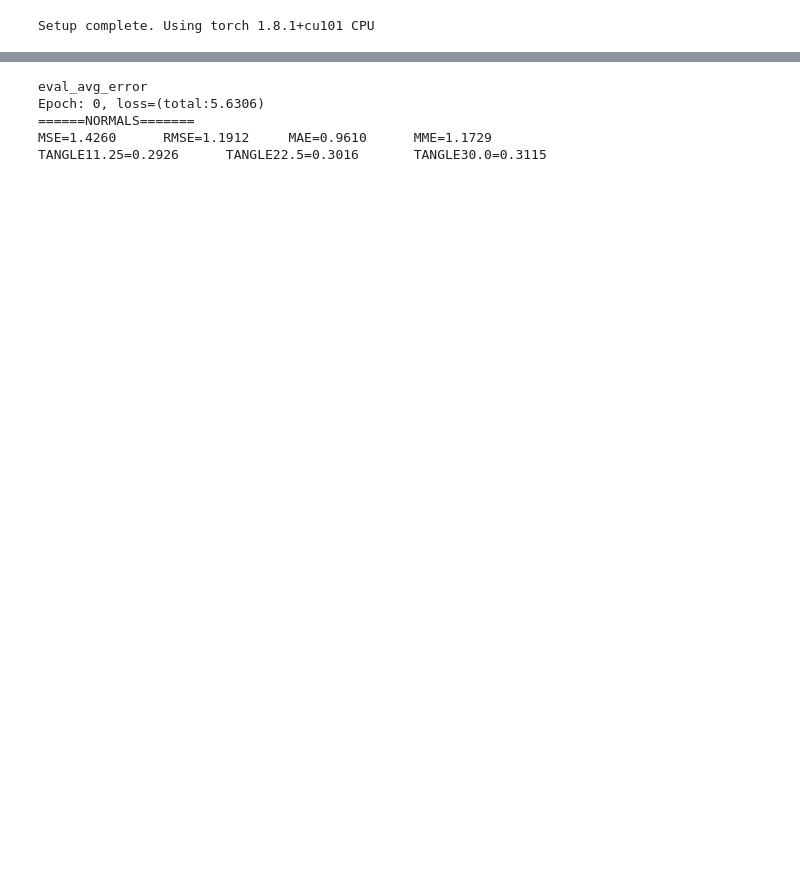
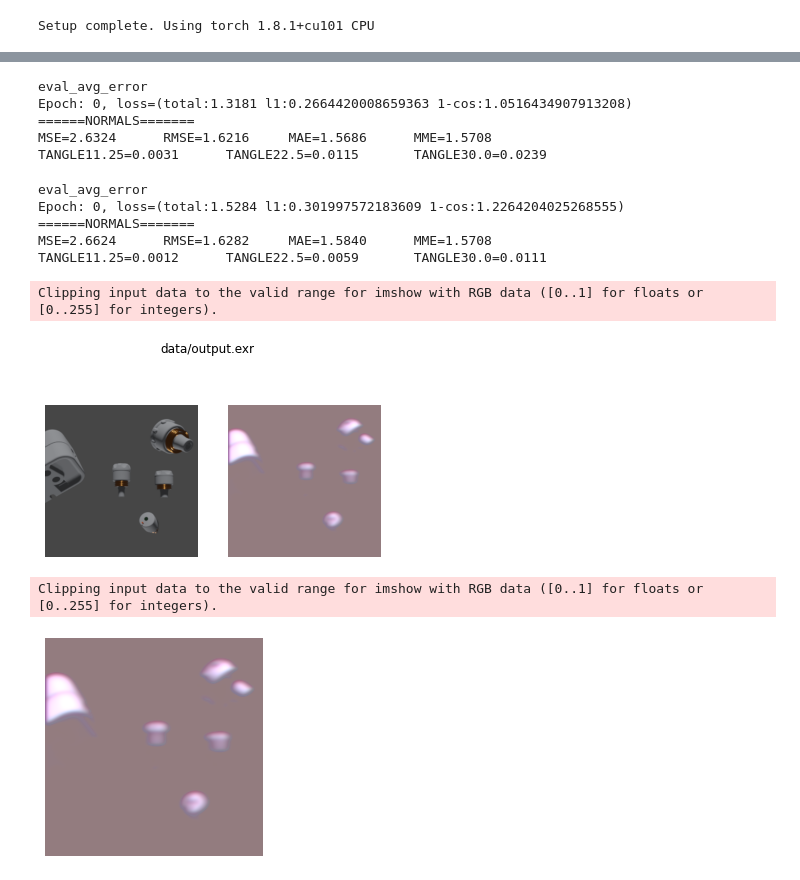
Before and after one commit to alexjercan/normals-estimation, a Jupyter notebook: tutorial.ipynb, the cells around one changed output, grey strips where cells are left out. Cells and saved outputs as stored; diff of their text form; code cells hidden in the pictures; blank space fills up the shorter version.

```diff
--- a/tutorial.ipynb
+++ b/tutorial.ipynb
@@ -72,17 +86,17 @@ IMAGES = [{"imageL": "data/left.png", "imageR": "data/right.png", "output": "dat
 BATCH_SIZE = 8
 WORKERS = 8
 
-LEARNING_RATE = 0.001
+LEARNING_RATE = 0.1
 EPS = 0.00000001
 MOMENTUM = 0.9
 DAMPENING = 0.1
 WEIGHT_DECAY = 0.0001
 
 BETAS = [.9, .999]
-MILESTONES = [100,150]
+MILESTONES = [25, 50, 75]
 GAMMA = .5
 
-NUM_EPOCHS = 200
+NUM_EPOCHS = 100
 OUT_PATH = "./runs"
 LOAD_TRAIN_MODEL = False
 LOAD_TEST_MODEL = False
@@ -94,8 +108,6 @@ torch.backends.cudnn.benchmark = True
 train_transform = A.Compose(
     [
         M.MyRandomResizedCrop(width=IMAGE_SIZE, height=IMAGE_SIZE),
-        M.MyHorizontalFlip(p=0.5),
-        M.MyVerticalFlip(p=0.1),
         A.OneOf([
             A.MotionBlur(p=0.2),
             A.MedianBlur(blur_limit=3, p=0.1),
@@ -111,12 +123,11 @@ train_transform = A.Compose(
             A.IAAEmboss(),
             A.RandomBrightnessContrast(),
         ], p=0.3),
+        A.Normalize(),
         M.MyToTensorV2(),
     ],
     additional_targets={
         'right_img': 'image',
-        'left_depth': 'depth',
-        'right_depth': 'depth',
         'left_normal': 'normal',
         'right_normal': 'normal',
     }
@@ -124,12 +135,11 @@ train_transform = A.Compose(
 
 test_transform = A.Compose(
     [
+        A.Normalize(),
         M.MyToTensorV2(),
     ],
     additional_targets={
         'right_img': 'image',
-        'left_depth': 'depth',
-        'right_depth': 'depth',
         'left_normal': 'normal',
         'right_normal': 'normal',
     }
@@ -138,6 +148,7 @@ test_transform = A.Compose(
 detect_transform = A.Compose(
     [
         A.Resize(height=IMAGE_SIZE, width=IMAGE_SIZE),
+        A.Normalize(),
         ToTensorV2(),
     ],
     additional_targets={
@@ -155,9 +166,12 @@ _, test_dataloader = create_dataloader(DATASET_ROOT, TEST_JSON_PATH,
 # %%
 model = Model()
 model.apply(init_weights)
-solver = torch.optim.Adam(filter(lambda p: p.requires_grad, model.parameters()),
-                          lr=LEARNING_RATE, betas=BETAS,
-                          eps=EPS, weight_decay=WEIGHT_DECAY)
+# solver = torch.optim.Adam(filter(lambda p: p.requires_grad, model.parameters()),
+#                           lr=LEARNING_RATE, betas=BETAS,
+#                           eps=EPS, weight_decay=WEIGHT_DECAY)
+solver = torch.optim.SGD(filter(lambda p: p.requires_grad, model.parameters()),
+                         lr=LEARNING_RATE, momentum=MOMENTUM,
+                         dampening=DAMPENING, weight_decay=WEIGHT_DECAY)
 lr_scheduler = torch.optim.lr_scheduler.MultiStepLR(solver, milestones=MILESTONES, gamma=GAMMA)
 model = model.to(DEVICE)
 loss_fn = LossFunction()
@@ -172,6 +186,12 @@ for epoch_idx in range(epoch_idx, NUM_EPOCHS):
     train_one_epoch(model, train_dataloader, loss_fn, metric_fn, solver, epoch_idx)
     print_single_error(epoch_idx, loss_fn.show(), metric_fn.show())
     lr_scheduler.step()
+# %% [output]
+eval_avg_error
+Epoch: 0, loss=(total:1.3181 l1:0.2664420008659363 1-cos:1.0516434907913208)
+======NORMALS=======
+MSE=2.6324      RMSE=1.6216     MAE=1.5686      MME=1.5708
+TANGLE11.25=0.0031      TANGLE22.5=0.0115       TANGLE30.0=0.0239
 # %%
 if LOAD_TEST_MODEL:
     epoch_idx, model = load_checkpoint(model, CHECKPOINT_FILE, DEVICE)
@@ -182,18 +202,24 @@ run_test(model, test_dataloader, loss_fn, metric_fn)
 print_single_error(epoch_idx, loss_fn.show(), metric_fn.show())
 # %% [output]
 eval_avg_error
-Epoch: 0, loss=(total:5.6306)
+Epoch: 0, loss=(total:1.5284 l1:0.301997572183609 1-cos:1.2264204025268555)
 ======NORMALS=======
-MSE=1.4260      RMSE=1.1912     MAE=0.9610      MME=1.1729
-TANGLE11.25=0.2926      TANGLE22.5=0.3016       TANGLE30.0=0.3115
+MSE=2.6624      RMSE=1.6282     MAE=1.5840      MME=1.5708
+TANGLE11.25=0.0012      TANGLE22.5=0.0059       TANGLE30.0=0.0111
 # %%
 if LOAD_TEST_MODEL:
     epoch_idx, model = load_checkpoint(model, CHECKPOINT_FILE, DEVICE)
 
 model.eval()
 images = LoadImages(IMAGES, transform=detect_transform)
-for images, predictions, path in generatePredictions(model, images):
-    plot_predictions(images, predictions, [path])
+for img, predictions, path in generatePredictions(model, images):
+    plot_predictions([img], predictions, [path])
+    save_predictions(predictions, [path])
+# %% [output]
+Clipping input data to the valid range for imshow with RGB data ([0..1] for floats or [0..255] for integers).
+[figure, added]
+Clipping input data to the valid range for imshow with RGB data ([0..1] for floats or [0..255] for integers).
+[figure, added]
 # %%
 output_dir = os.path.join(OUT_PATH, re.sub("[^0-9a-zA-Z]+", "-", dt.now().isoformat()))
 
```
Also changed, not shown: parts of 2 cells of this notebook.
